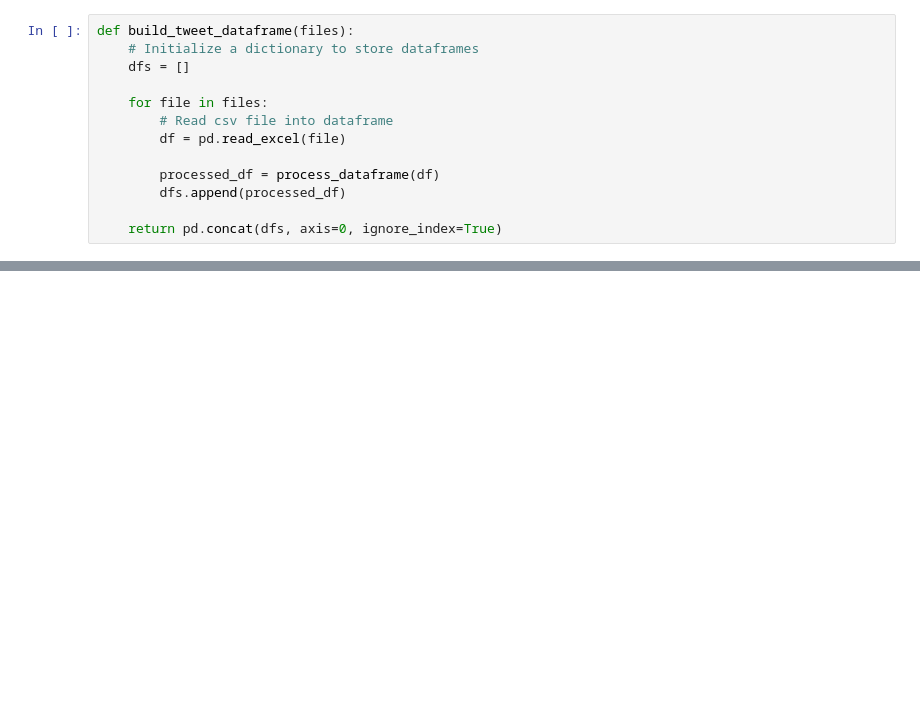
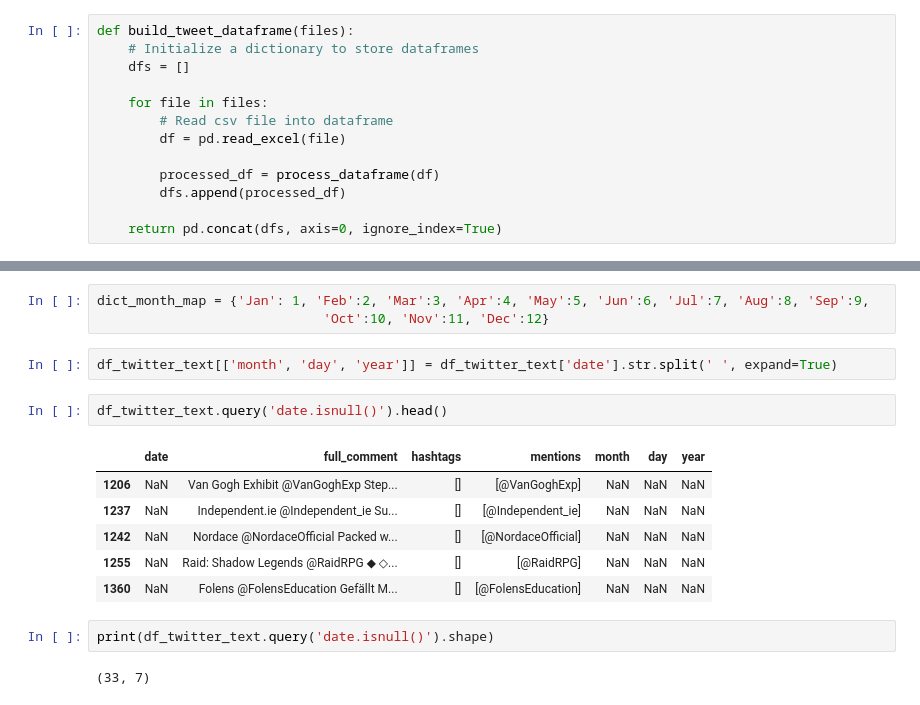
Before and after one commit to lcroash/MSC_SEM1_CA2, a Jupyter notebook: CA2.ipynb, the cells around one changed output, grey strips where cells are left out. Cells and saved outputs as stored; diff of their text form; blank space fills up the shorter version.

```diff
--- a/CA2.ipynb
+++ b/CA2.ipynb
@@ -1707,0 +1754,18 @@ NameError: name 're' is not defined
+# %%
+dict_month_map = {'Jan': 1, 'Feb':2, 'Mar':3, 'Apr':4, 'May':5, 'Jun':6, 'Jul':7, 'Aug':8, 'Sep':9,
+                             'Oct':10, 'Nov':11, 'Dec':12}
+# %%
+df_twitter_text[['month', 'day', 'year']] = df_twitter_text['date'].str.split(' ', expand=True)
+# %%
+df_twitter_text.query('date.isnull()').head()
+# %% [output]
+|  | date | full_comment | hashtags | mentions | month | day | year |
+| 1206 | NaN | Van Gogh Exhibit @VanGoghExp Step... | [] | [@VanGoghExp] | NaN | NaN | NaN |
+| 1237 | NaN | Independent.ie @Independent_ie Su... | [] | [@Independent_ie] | NaN | NaN | NaN |
+| 1242 | NaN | Nordace @NordaceOfficial Packed w... | [] | [@NordaceOfficial] | NaN | NaN | NaN |
+| 1255 | NaN | Raid: Shadow Legends @RaidRPG ◆ ◇... | [] | [@RaidRPG] | NaN | NaN | NaN |
+| 1360 | NaN | Folens @FolensEducation Gefällt M... | [] | [@FolensEducation] | NaN | NaN | NaN |
+# %%
+print(df_twitter_text.query('date.isnull()').shape)
+# %% [output]
+(33, 7)
```
Also changed, not shown: parts of 26 cells of this notebook.
